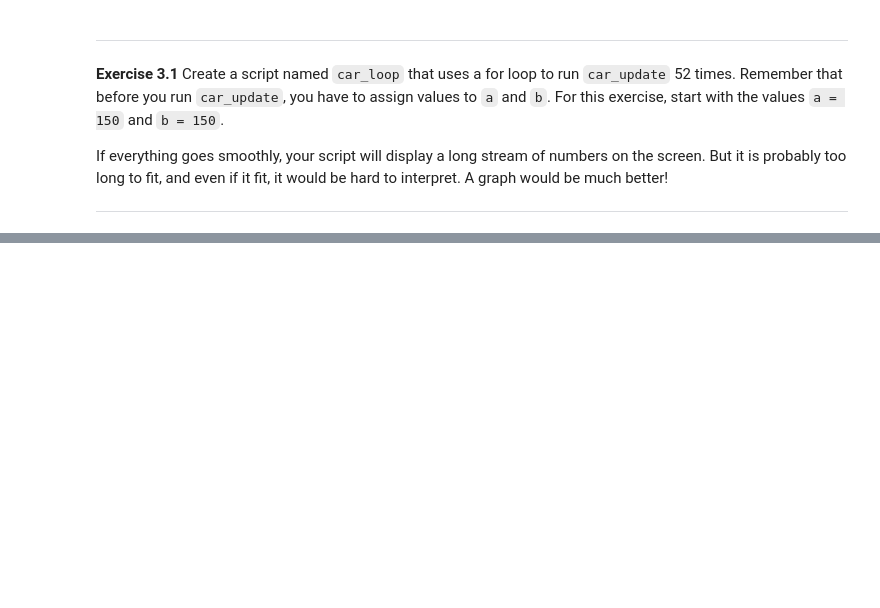
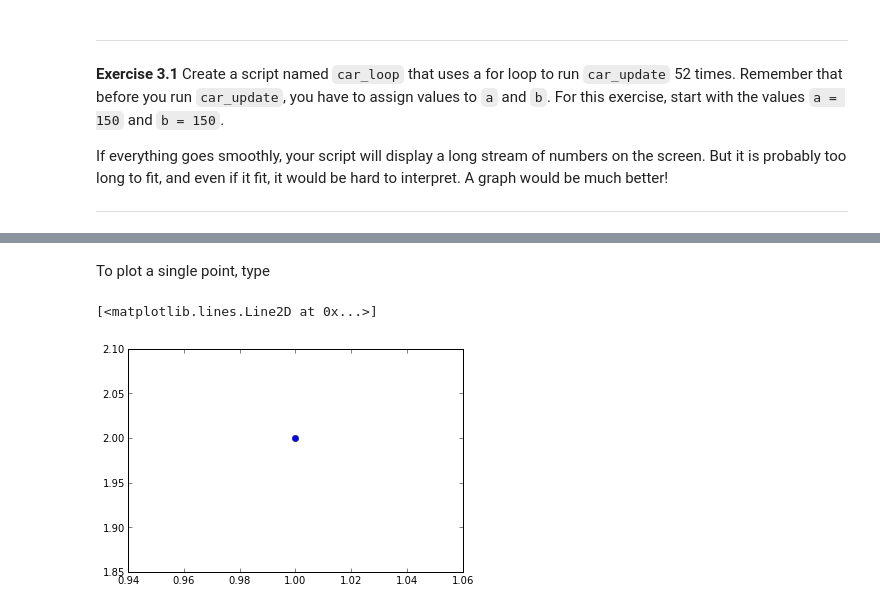
Before and after one commit to vanzaj/phys_mod_py, a Jupyter notebook: 03_Loops.ipynb, the cells around one changed output, grey strips where cells are left out. Saved outputs shown, nothing was run; the diff lists cells and outputs as text; code cells hidden in the pictures; blank space fills up the shorter version.

```diff
--- a/03_Loops.ipynb
+++ b/03_Loops.ipynb
@@ -117,0 +128,7 @@ If everything goes smoothly, your script will display a long stream of numbers o
+# %% [markdown]
+To plot a single point, type
+# %%
+plot(1, 2, 'o')
+# %% [output]
+[<matplotlib.lines.Line2D at 0x...>]
+[figure, added]
```
Also changed, not shown: parts of 27 cells of this notebook.
